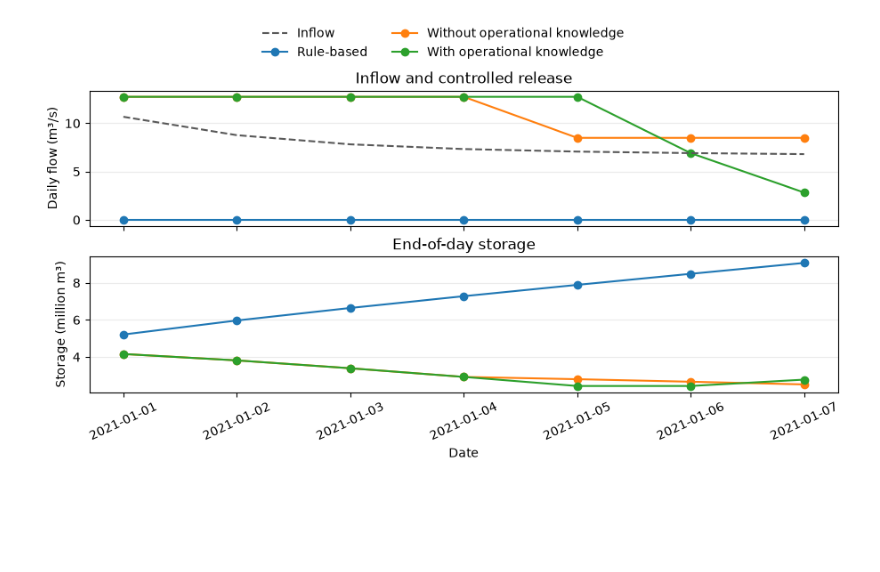
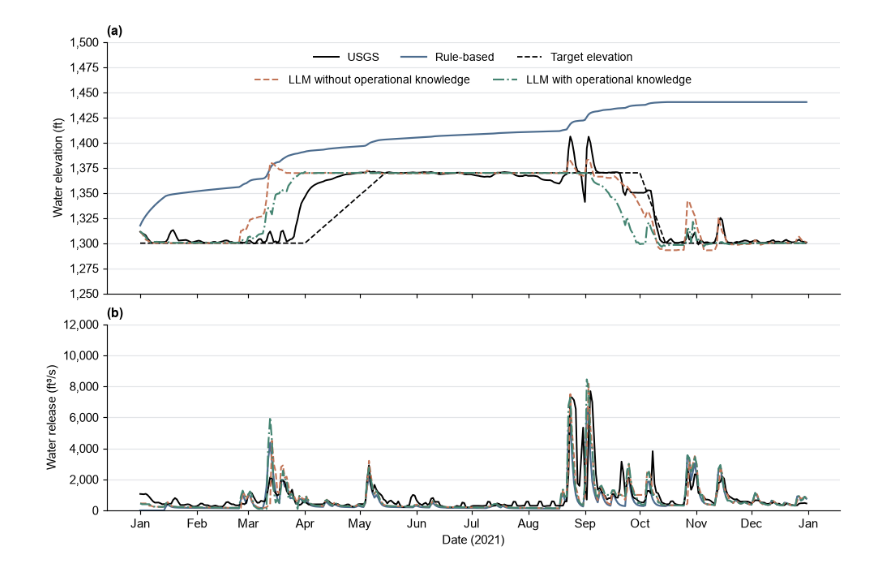
Before and after one commit to WenyuChiou/HydroReOpLLM, a Jupyter notebook: tutorials/fe_walter.ipynb, the cells around one changed output. Cells and saved outputs as stored; diff of their text form; code cells hidden in the pictures; blank space fills up the shorter version.

```diff
--- a/tutorials/fe_walter.ipynb
+++ b/tutorials/fe_walter.ipynb
@@ -53,22 +199,90 @@ pd.DataFrame(reference_metrics).set_index("Case").round(3)
 # %%
-def plot_results(runs):
-    figure, (flow_axis, storage_axis) = plt.subplots(2, 1, sharex=True, figsize=(9, 5), layout="constrained")
-    inflow = runs["Rule-based"]["trajectory"]
-    flow_axis.plot(inflow["date"], inflow["inflow_cms"], color="0.35", linestyle="--", label="Inflow", zorder=4)
-    for name, run in runs.items():
-        daily = run["trajectory"]
-        flow_axis.plot(daily["date"], daily["controlled_release_cms"], marker="o", label=name)
-        storage_axis.plot(daily["date"], daily["storage_end_m3"] / 1_000_000, marker="o", label=name)
-    flow_axis.set(ylabel="Daily flow (m³/s)", title="Inflow and controlled release")
-    storage_axis.set(ylabel="Storage (million m³)", xlabel="Date", title="End-of-day storage")
-    figure.legend(*flow_axis.get_legend_handles_labels(), loc="outside upper center", ncol=2, frameon=False)
-    for axis in (flow_axis, storage_axis):
-        axis.grid(axis="y", alpha=0.25)
-    storage_axis.tick_params(axis="x", labelrotation=25)
+def plot_figure3_2021(runs):
+    plt.rcParams["font.family"] = "sans-serif"
+    plt.rcParams["font.sans-serif"] = ["Arial", "DejaVu Sans"]
+
+    figure, (ax_elev, ax_rel) = plt.subplots(
+        2, 1,
+        sharex=True,
+        figsize=(9.4, 6.2),
+        dpi=105,
+        gridspec_kw={"height_ratios": (1.35, 1)},
+        layout="constrained",
+    )
+
+    dates = pd.to_datetime(runs["Rule-based"]["trajectory"]["date"])
+    obs_slice = obs_2021[obs_2021["date"].isin(dates)].sort_values("date")
+    target_ft = target_elevation_ft(dates)
+
+    styles = [
+        ("Rule-based", "Rule-based", "#4D6D8F", "-", 1.5, 3),
+        ("Without operational knowledge", "LLM without operational knowledge", "#C27456", "--", 1.4, 4),
+        ("With operational knowledge", "LLM with operational knowledge", "#458572", "-.", 1.5, 5),
+    ]
+
+    # Panel (a): Water elevation (ft)
+    h_usgs_e, = ax_elev.plot(obs_slice["date"], obs_slice["water_level_ft"], color="#000000", linestyle="-", linewidth=1.35, label="USGS", zorder=4)
+    h_rule_e, = ax_elev.plot(dates, storage_to_elevation_ft(runs["Rule-based"]["trajectory"]["storage_end_m3"]), color="#4D6D8F", linestyle="-", linewidth=1.5, label="Rule-based", zorder=3)
+    h_tgt_e, = ax_elev.plot(dates, target_ft, color="#000000", linestyle="--", linewidth=1.2, label="Target elevation", zorder=3)
+    h_wo_e, = ax_elev.plot(dates, storage_to_elevation_ft(runs["Without operational knowledge"]["trajectory"]["storage_end_m3"]), color="#C27456", linestyle="--", linewidth=1.4, label="LLM without operational knowledge", zorder=4)
+    h_wk_e, = ax_elev.plot(dates, storage_to_elevation_ft(runs["With operational knowledge"]["trajectory"]["storage_end_m3"]), color="#458572", linestyle="-.", linewidth=1.5, label="LLM with operational knowledge", zorder=5)
+
+    ax_elev.set_title("(a)", loc="left", fontweight="bold", fontsize=11, pad=6)
+    ax_elev.set_ylabel("Water elevation (ft)", fontsize=10.5)
+    ax_elev.set_ylim(1250, 1500)
+    ax_elev.set_yticks(range(1250, 1501, 25))
+
+    leg_row1 = ax_elev.legend(
+        handles=[h_usgs_e, h_rule_e, h_tgt_e],
+        loc="upper center",
+        bbox_to_anchor=(0.5, 1.00),
+        ncol=3,
+        frameon=False,
+        fontsize=9.5,
+        handlelength=2.2,
+    )
+    ax_elev.add_artist(leg_row1)
+    ax_elev.legend(
+        handles=[h_wo_e, h_wk_e],
+        loc="upper center",
+        bbox_to_anchor=(0.5, 0.91),
+        ncol=2,
+        frameon=False,
+        fontsize=9.5,
+        handlelength=2.2,
+    )
+
+    # Panel (b): Water release (ft³/s)
+    ax_rel.plot(obs_slice["date"], obs_slice["release_cfs"], color="#000000", linestyle="-", linewidth=1.35, label="USGS", zorder=4)
+    for key, label, color, ls, lw, zo in styles:
+        traj = runs[key]["trajectory"]
+        ax_rel.plot(traj["date"], traj["total_outflow_cms"] / CFS_TO_CMS, color=color, linestyle=ls, linewidth=lw, label=label, zorder=zo)
+
+    ax_rel.set_title("(b)", loc="left", fontweight="bold", fontsize=11, pad=6)
+    ax_rel.set_ylabel("Water release (ft³/s)", fontsize=10.5)
+    ax_rel.set_ylim(0, 12000)
+    ax_rel.set_yticks(range(0, 12001, 2000))
+    ax_rel.set_xlabel("Date (2021)", fontsize=10.5)
+
+    comma_fmt = FuncFormatter(lambda x, _pos: f"{x:,.0f}")
+    for axis in (ax_elev, ax_rel):
+        axis.spines["top"].set_visible(False)
+        axis.spines["right"].set_visible(False)
+        axis.grid(axis="y", color="#E3E5E8", linewidth=0.8)
+        axis.yaxis.set_major_formatter(comma_fmt)
+
+    if len(dates) > 31:
+        ax_rel.xaxis.set_major_locator(mdates.MonthLocator())
+        ax_rel.xaxis.set_major_formatter(mdates.DateFormatter("%b"))
+    else:
+        ax_rel.xaxis.set_major_locator(mdates.DayLocator())
+        ax_rel.xaxis.set_major_formatter(mdates.DateFormatter("%b %d"))
+        ax_rel.tick_params(axis="x", labelrotation=20)
+
     return figure
 
-preview_figure = plot_results(reference_runs)
+preview_figure = plot_figure3_2021(reference_runs)
 plt.show()
 # %% [output]
-[figure, old version]
+[figure, new version]
 # %% [markdown]
```
Also changed, not shown: parts of 20 cells of this notebook, 3 other files.
